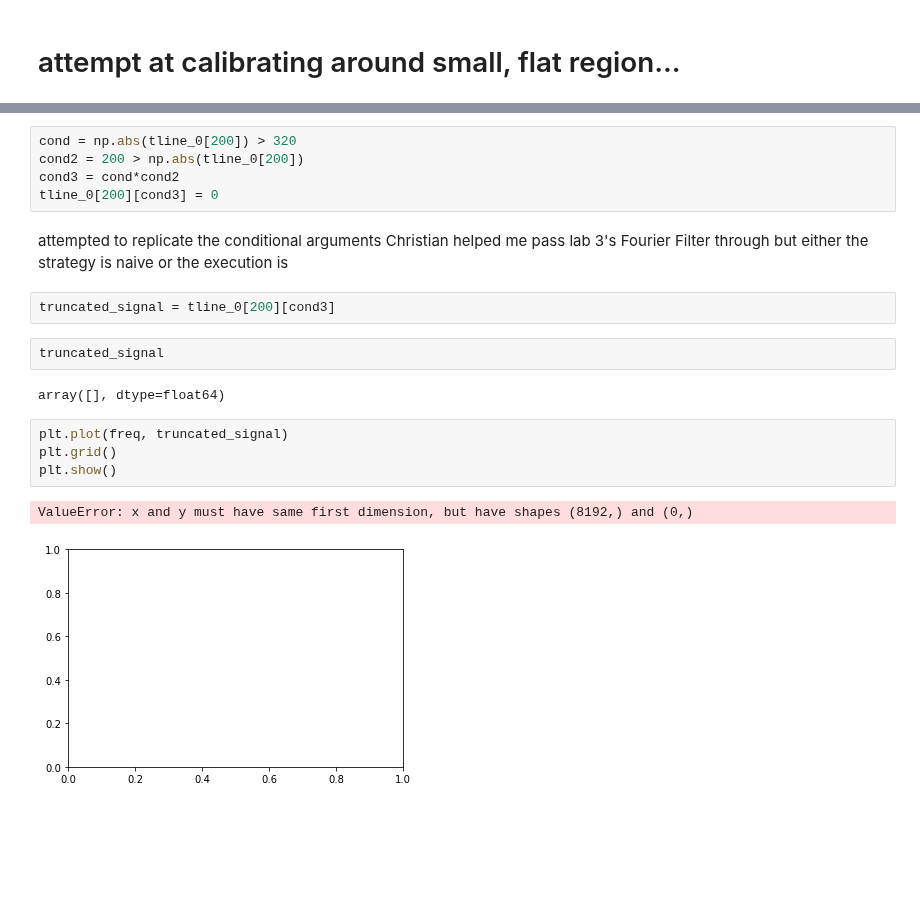
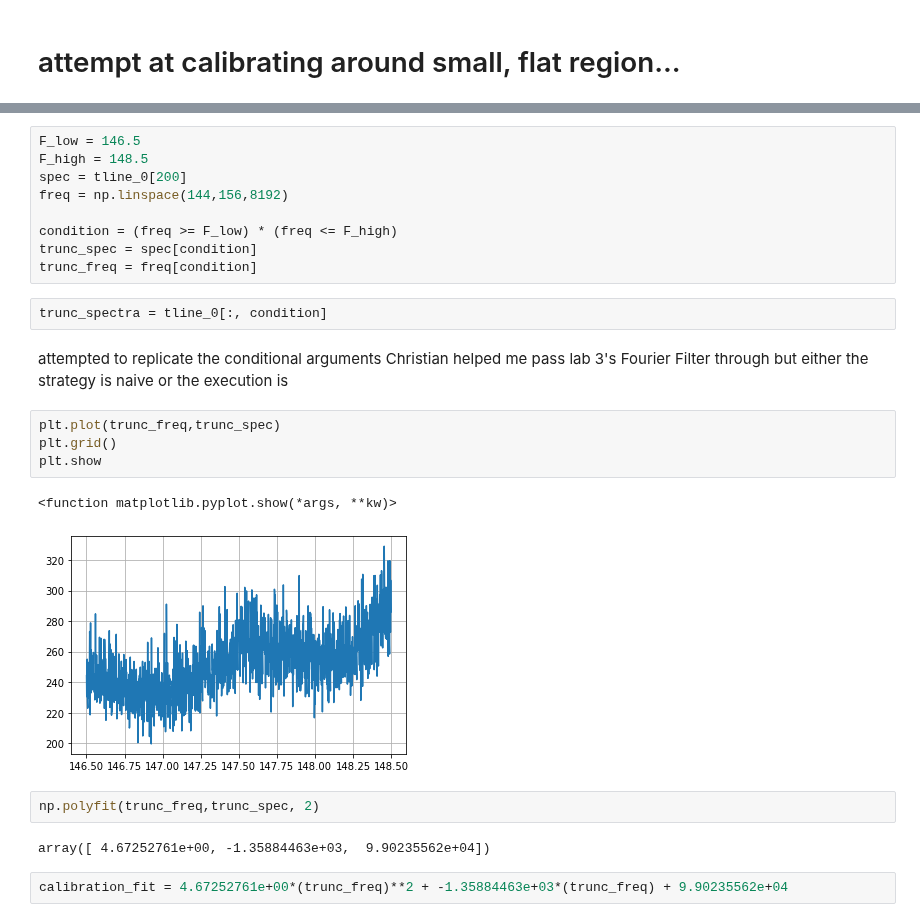
Before and after one commit to nolanylee/astro121lab, a Jupyter notebook: lab4_analysis.ipynb, the cells around one changed output, grey strips where cells are left out. Drawn from its saved outputs; the diff is of its cells as text; blank space fills up the shorter version.

Commit message:
successfully truncated data to flat region and generated a fit for it

```diff
--- a/lab4_analysis.ipynb
+++ b/lab4_analysis.ipynb
@@ -222,20 +245,26 @@ plt.show()
-# %%
-cond = np.abs(tline_0[200]) > 320
-cond2 = 200 > np.abs(tline_0[200])
-cond3 = cond*cond2
-tline_0[200][cond3] = 0
+# %%
+F_low = 146.5
+F_high = 148.5
+spec = tline_0[200]
+freq = np.linspace(144,156,8192)
+
+condition = (freq >= F_low) * (freq <= F_high)
+trunc_spec = spec[condition]
+trunc_freq = freq[condition]
+# %%
+trunc_spectra = tline_0[:, condition]
 # %% [markdown]
 attempted to replicate the conditional arguments Christian helped me pass lab 3's Fourier Filter through but either the strategy is naive or the execution is
-# %%
-truncated_signal = tline_0[200][cond3]
-# %%
-truncated_signal
-# %% [output]
-array([], dtype=float64)
 # %%
-plt.plot(freq, truncated_signal)
+plt.plot(trunc_freq,trunc_spec)
 plt.grid()
-plt.show()
+plt.show
 # %% [output]
-ValueError: x and y must have same first dimension, but have shapes (8192,) and (0,)
+<function matplotlib.pyplot.show(*args, **kw)>
-[figure, old version]
+[figure, new version]
+# %%
+np.polyfit(trunc_freq,trunc_spec, 2)
+# %% [output]
+array([ 4.67252761e+00, -1.35884463e+03,  9.90235562e+04])
+# %%
+calibration_fit = 4.67252761e+00*(trunc_freq)**2 + -1.35884463e+03*(trunc_freq) + 9.90235562e+04
```
Also changed, not shown: parts of 12 cells of this notebook.
